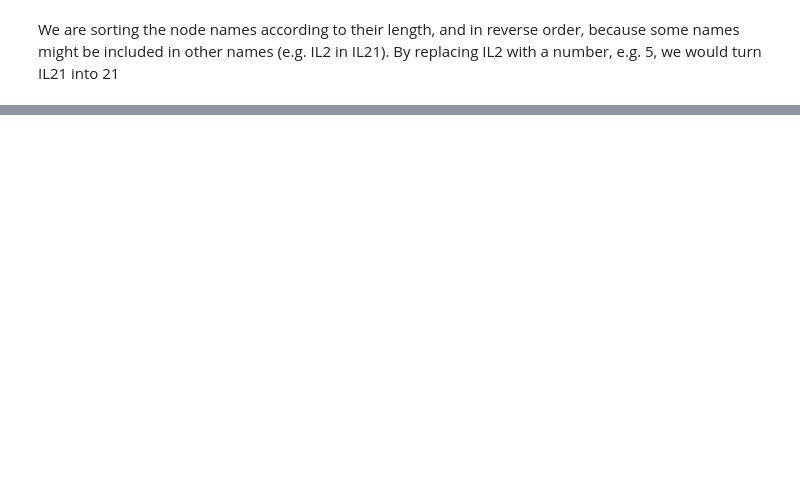
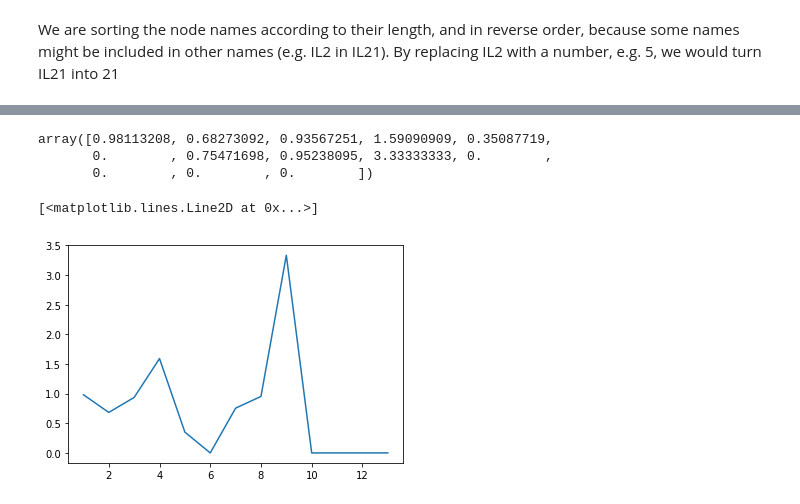
Before and after one commit to EnricoBorriello/Triads_Topology_Bio_Nets, a Jupyter notebook: Adjacency Matrices.ipynb, the cells around one changed output, grey strips where cells are left out. Saved outputs shown, nothing was run; the diff lists cells and outputs as text; code cells hidden in the pictures; blank space fills up the shorter version.

```diff
--- a/Adjacency Matrices.ipynb
+++ b/Adjacency Matrices.ipynb
@@ -135,0 +299,6 @@ net.show("example.html")
+# %%
+R = np.zeros((10,13))
+for i in range(10):
+    B = random_adj_matrix(n,p)
+    R[i]=triad_census(B)
+R
@@ -135,0 +316,14 @@ net.show("example.html")
+# %%
+Rmean = np.mean(R,axis=0)
+# %%
+result = np.nan_to_num(triad_census(A)/Rmean, nan=0)
+result
+# %% [output]
+array([0.98113208, 0.68273092, 0.93567251, 1.59090909, 0.35087719,
+       0.        , 0.75471698, 0.95238095, 3.33333333, 0.        ,
+       0.        , 0.        , 0.        ])
+# %%
+plt.plot(t,result)
+# %% [output]
+[<matplotlib.lines.Line2D at 0x...>]
+[figure, added]
```
Also changed, not shown: parts of 19 cells of this notebook, 1 other file.
